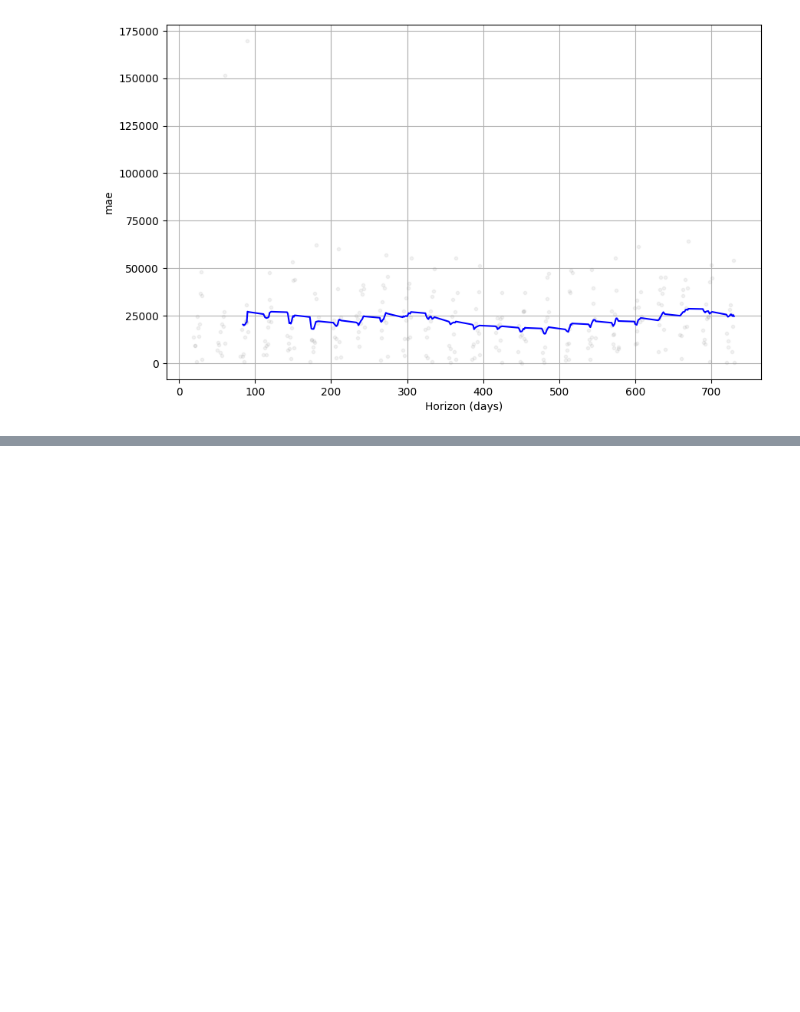
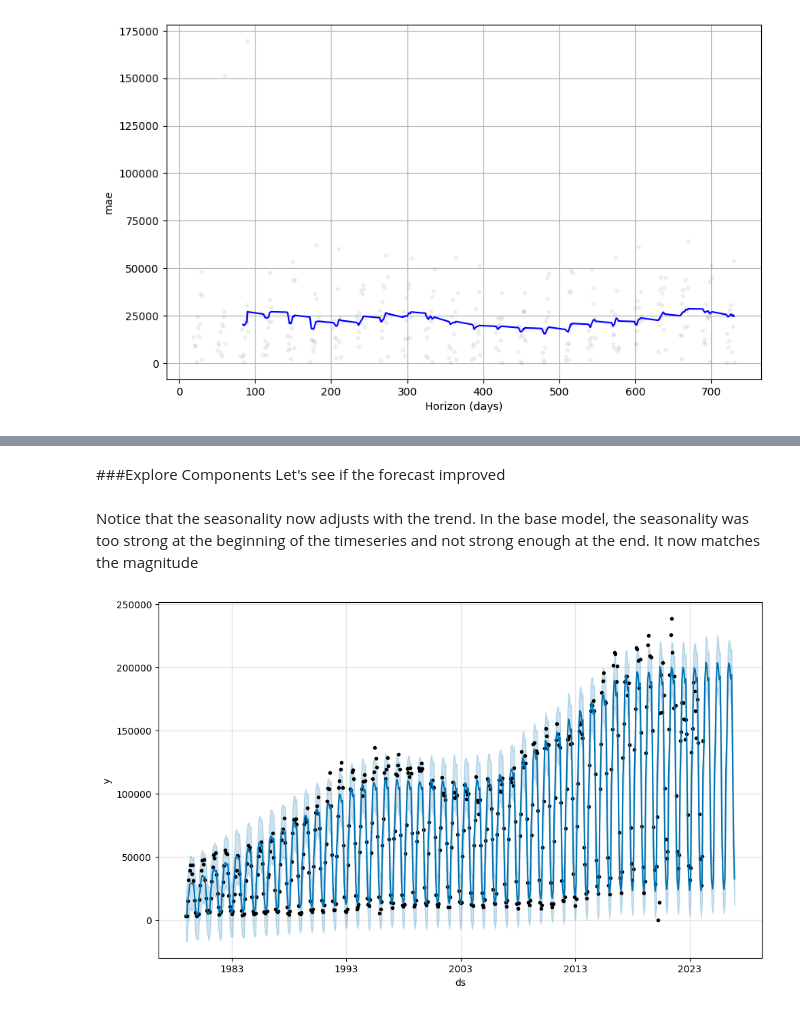
Before and after one commit to rgbuckley/utah_nps_visitation, a Jupyter notebook: Prophet.ipynb, the cells around one changed output, grey strips where cells are left out. Drawn from its saved outputs; the diff is of its cells as text; code cells hidden in the pictures; blank space fills up the shorter version.

Commit message:
model v1

```diff
--- a/Prophet.ipynb
+++ b/Prophet.ipynb
@@ -492,0 +507,11 @@ fig = plot_cross_validation_metric(df_cv, metric='mae', rolling_window=window)
+# %%
+model_1 = Prophet(
+    changepoint_range=0.87,#by default, prophet only looks at first 80% of series for trend changes. For our dataset that means the trend cannot change after 2015. We do see a spike in visiation starting around 2013-2015, so we are going to extend the range to 87% (through 2017)
+    seasonality_mode='multiplicative' #this allows the magnitude of the seasonality effect to change with the trend. By default, the 'additive' model only adds the effect, meaning it is constant through the whole time series
+) #instantiate a model
+
+model_1.fit(df_arches) #fit onto the historical data
+
+periods = 33 #forecast 33 months into the future (through 2026)
+future = model_1.make_future_dataframe(periods=periods, freq = 'MS') #make a monthly future dataset
+forecast = model_1.predict(future) #predict over future dates
@@ -492,0 +521,9 @@ fig = plot_cross_validation_metric(df_cv, metric='mae', rolling_window=window)
+# %% [markdown]
+###Explore Components
+Let's see if the forecast improved
+# %% [markdown]
+Notice that the seasonality now adjusts with the trend. In the base model, the seasonality was too strong at the beginning of the timeseries and not strong enough at the end. It now matches the magnitude
+# %%
+plt = model_1.plot(forecast)
+# %% [output]
+[figure, added]
```
Also changed, not shown: parts of 24 cells of this notebook.
